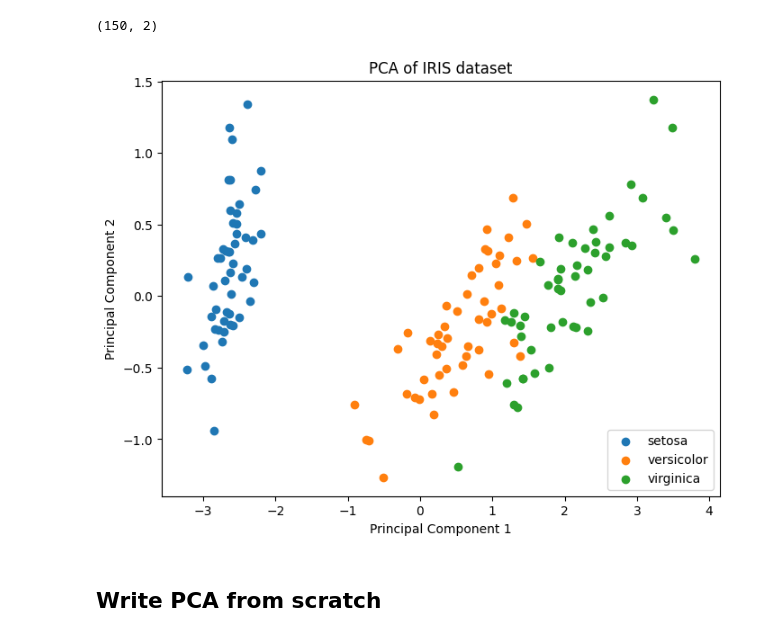
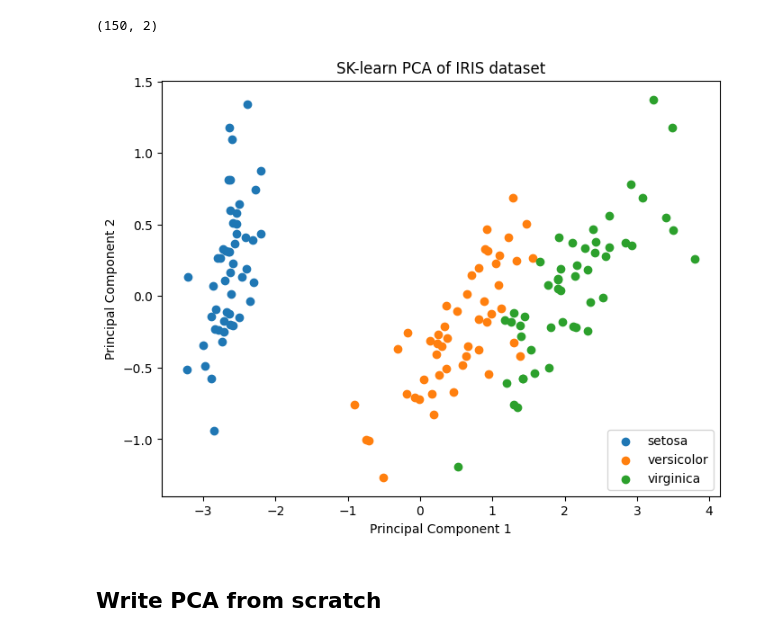
Before and after one commit to sukhitashvili/pca_tutorial, a Jupyter notebook: pca.ipynb, the cells around one changed output. Cells and saved outputs as stored; diff of their text form; code cells hidden in the pictures.

```diff
--- a/pca.ipynb
+++ b/pca.ipynb
@@ -26,16 +26,16 @@ X_pca.shape
 # %%
 # Plot the features outputted by PCA
 plt.figure(figsize=(8, 6))
 for target in set(y):
     plt.scatter(X_pca[y == target, 0], X_pca[y == target, 1], label=iris.target_names[target])
 
-plt.title('PCA of IRIS dataset')
+plt.title('SK-learn PCA of IRIS dataset')
 plt.xlabel('Principal Component 1')
 plt.ylabel('Principal Component 2')
 plt.legend()
 plt.show()
 # %% [output]
-[figure, old version]
+[figure, new version]
 # %% [markdown]
 ## Write PCA from scratch
 # %% [markdown]
```
Also changed, not shown: parts of 2 cells of this notebook.
